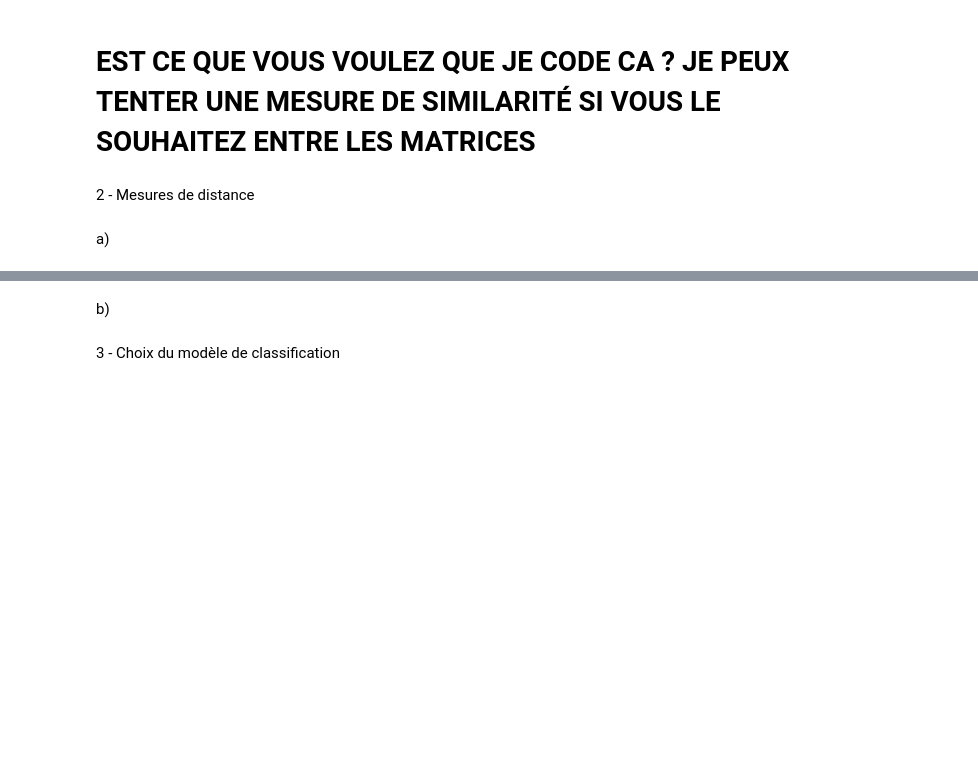
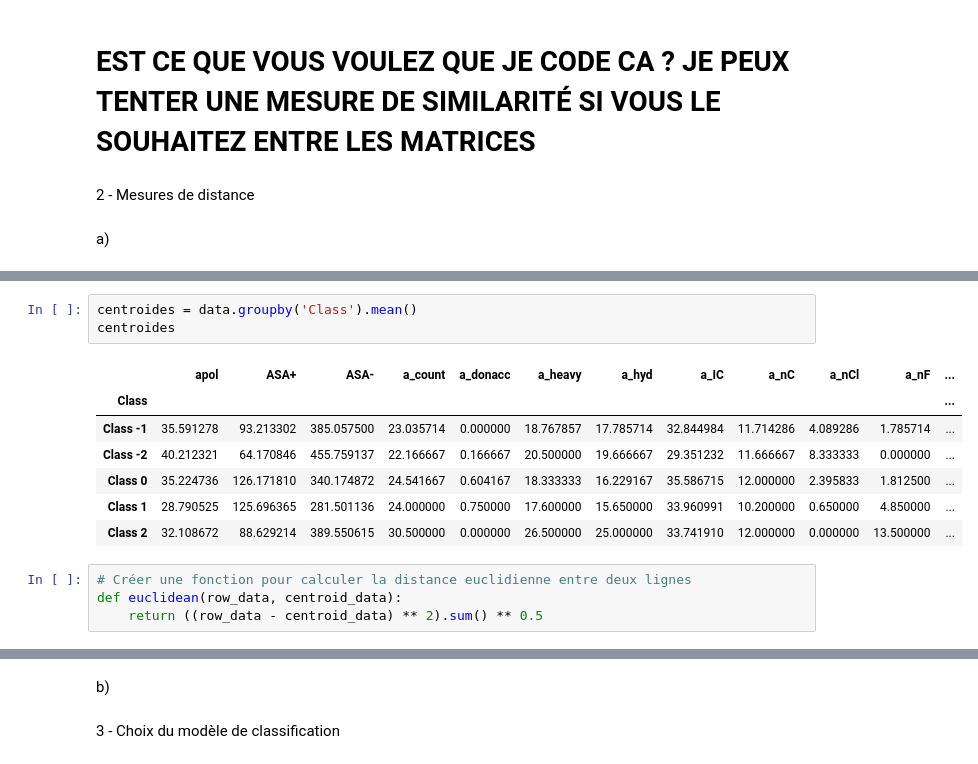
Before and after one commit to KHALOUIoussama/TP1-IFT-870, a Jupyter notebook: rapport.ipynb, the cells around one changed output, grey strips where cells are left out. Saved outputs shown, nothing was run; the diff lists cells and outputs as text; blank space fills up the shorter version.

```diff
--- a/rapport.ipynb
+++ b/rapport.ipynb
@@ -380,0 +403,15 @@ a)
+# %%
+centroides = data.groupby('Class').mean()
+centroides
+# %% [output]
+|  | apol | ASA+ | ASA- | a_count | a_donacc | a_heavy | a_hyd | a_IC | a_nC | a_nCl | a_nF | ... |
+| Class |  |  |  |  |  |  |  |  |  |  |  | ... |
+| Class -1 | 35.591278 | 93.213302 | 385.057500 | 23.035714 | 0.000000 | 18.767857 | 17.785714 | 32.844984 | 11.714286 | 4.089286 | 1.785714 | ... |
+| Class -2 | 40.212321 | 64.170846 | 455.759137 | 22.166667 | 0.166667 | 20.500000 | 19.666667 | 29.351232 | 11.666667 | 8.333333 | 0.000000 | ... |
+| Class 0 | 35.224736 | 126.171810 | 340.174872 | 24.541667 | 0.604167 | 18.333333 | 16.229167 | 35.586715 | 12.000000 | 2.395833 | 1.812500 | ... |
+| Class 1 | 28.790525 | 125.696365 | 281.501136 | 24.000000 | 0.750000 | 17.600000 | 15.650000 | 33.960991 | 10.200000 | 0.650000 | 4.850000 | ... |
+| Class 2 | 32.108672 | 88.629214 | 389.550615 | 30.500000 | 0.000000 | 26.500000 | 25.000000 | 33.741910 | 12.000000 | 0.000000 | 13.500000 | ... |
+# %%
+# Créer une fonction pour calculer la distance euclidienne entre deux lignes
+def euclidean(row_data, centroid_data):
+    return ((row_data - centroid_data) ** 2).sum() ** 0.5
```
Also changed, not shown: parts of 8 cells of this notebook, 1 other file.
